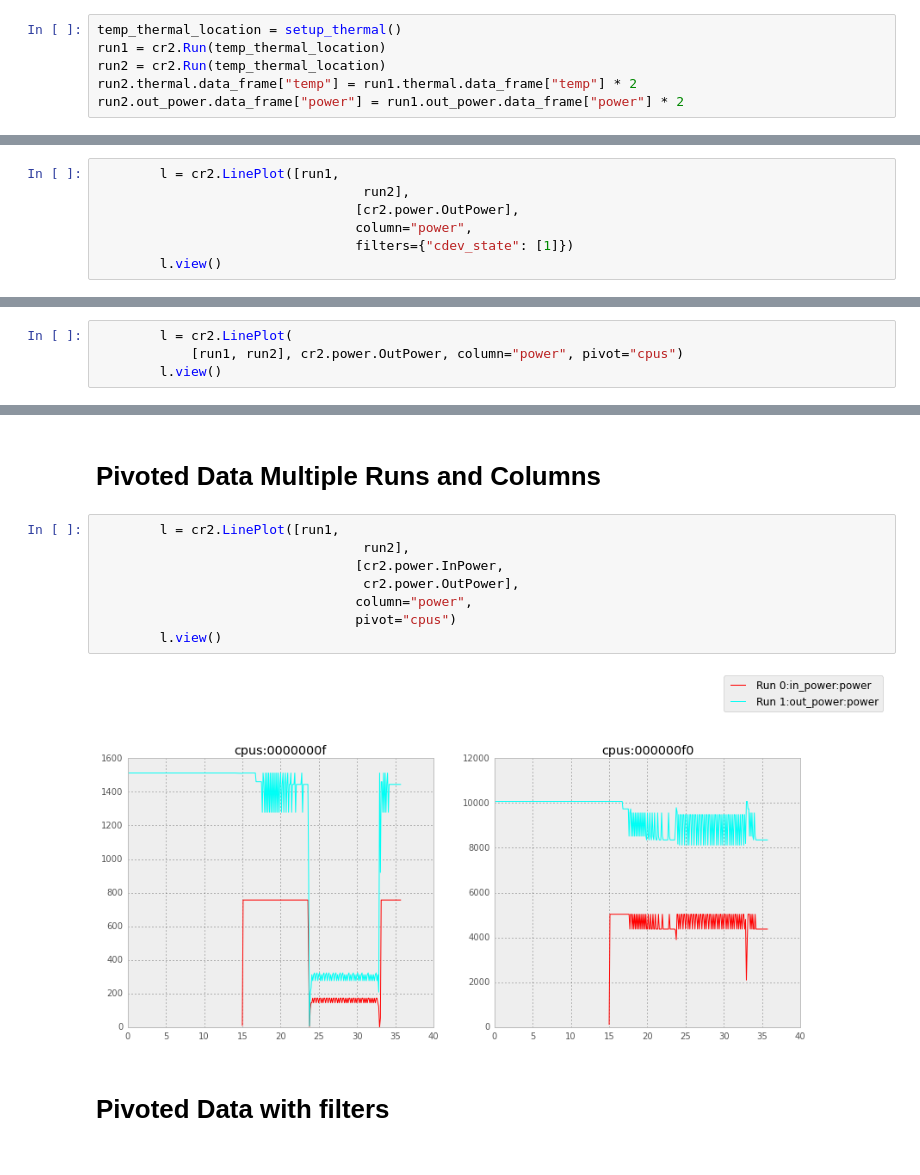
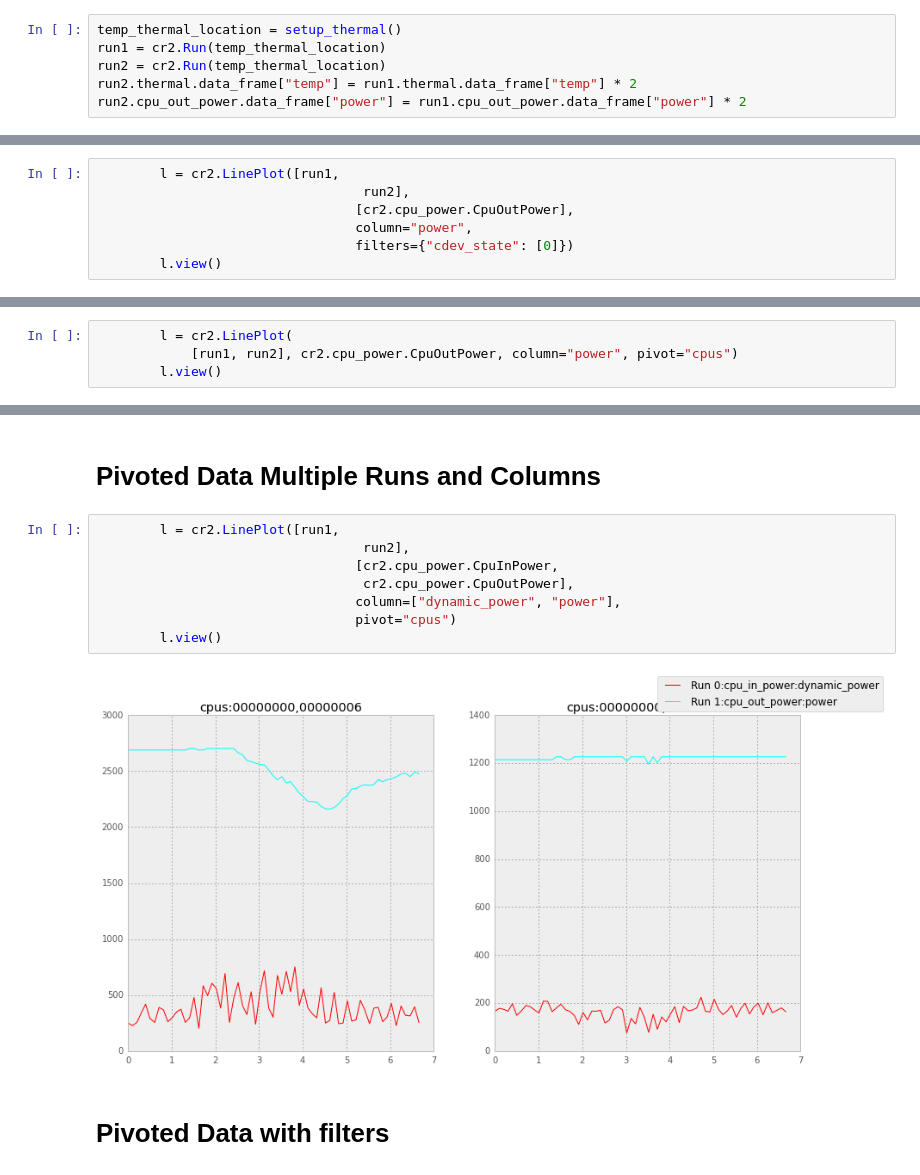
Before and after one commit to ARM-software/lisa, a Jupyter notebook: doc/Plotter.ipynb, the cells around one changed output, grey strips where cells are left out. Cells and saved outputs as stored; diff of their text form.

```diff
--- a/doc/Plotter.ipynb
+++ b/doc/Plotter.ipynb
@@ -26,7 +26,7 @@ temp_thermal_location = setup_thermal()
 run1 = cr2.Run(temp_thermal_location)
 run2 = cr2.Run(temp_thermal_location)
 run2.thermal.data_frame["temp"] = run1.thermal.data_frame["temp"] * 2
-run2.out_power.data_frame["power"] = run1.out_power.data_frame["power"] * 2
+run2.cpu_out_power.data_frame["power"] = run1.cpu_out_power.data_frame["power"] * 2
 # %% [markdown]
 # No Pivot Simple
 # %%
@@ -59,8 +59,8 @@ run2.out_power.data_frame["power"] = run1.out_power.data_frame["power"] * 2
 # %%
         l = cr2.LinePlot([run1,
                                   run2],
-                                 [cr2.power.OutPower],
+                                 [cr2.cpu_power.CpuOutPower],
                                  column="power",
-                                 filters={"cdev_state": [1]})
+                                 filters={"cdev_state": [0]})
         l.view()
 # %% [output]
@@ -80,6 +80,6 @@ run2.out_power.data_frame["power"] = run1.out_power.data_frame["power"] * 2
 # Pivoted Multi Run Data
 # %%
         l = cr2.LinePlot(
-            [run1, run2], cr2.power.OutPower, column="power", pivot="cpus")
+            [run1, run2], cr2.cpu_power.CpuOutPower, column="power", pivot="cpus")
         l.view()
 # %% [output]
@@ -89,13 +89,13 @@ run2.out_power.data_frame["power"] = run1.out_power.data_frame["power"] * 2
 # %%
         l = cr2.LinePlot([run1,
                                   run2],
-                                 [cr2.power.InPower,
-                                  cr2.power.OutPower],
-                                 column="power",
+                                 [cr2.cpu_power.CpuInPower,
+                                  cr2.cpu_power.CpuOutPower],
+                                 column=["dynamic_power", "power"],
                                  pivot="cpus")
         l.view()
 # %% [output]
-[figure, old version]
+[figure, new version]
 # %% [markdown]
 # Pivoted Data with filters
 # %%
```
Also changed, not shown: parts of 7 cells of this notebook, 7 other files.
